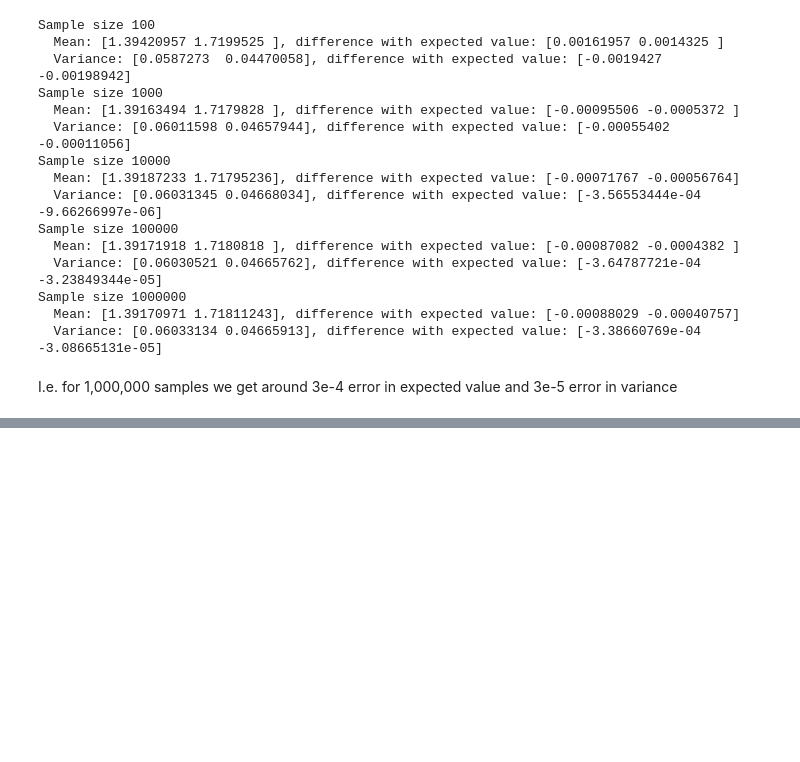
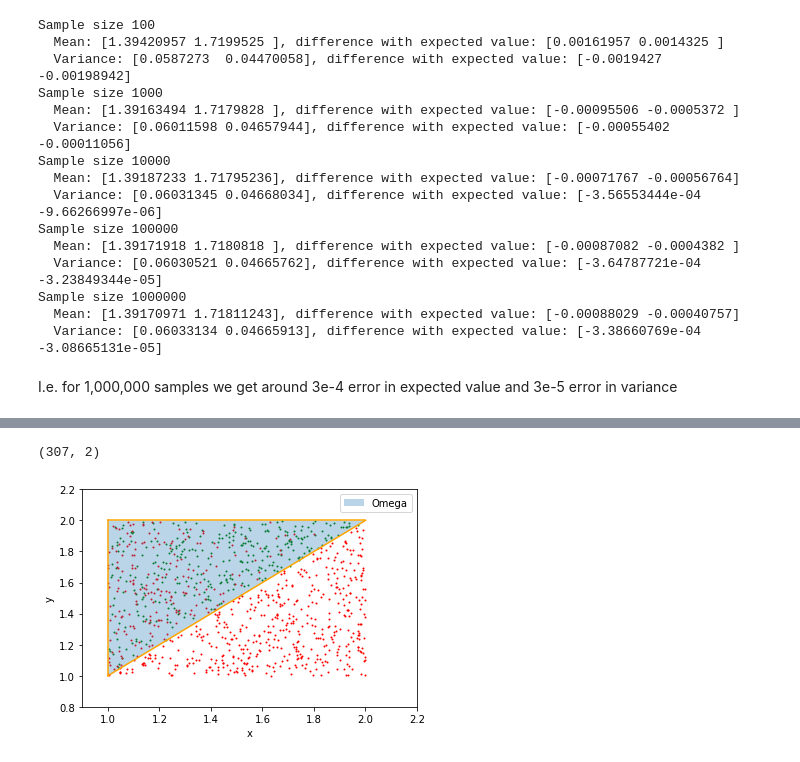
Before and after one commit to honzikv/multidimstats, a Jupyter notebook: main.ipynb, the cells around one changed output, grey strips where cells are left out. Cells and saved outputs as stored; diff of their text form; code cells hidden in the pictures; blank space fills up the shorter version.

Commit message:
legend

```diff
--- a/main.ipynb
+++ b/main.ipynb
@@ -305,0 +311,17 @@ I.e. for 1,000,000 samples we get around 3e-4 error in expected value and 3e-5 e
+# %%
+
+# Same function as above but we also return rejected samples
+def generate_samples(count=10_000, rng=np_rng):
+    start, end = 1, 2
+    fx_max = f((2, 2))  # calculate max value of fx
+    u = np_rng.uniform(0, 1, 2*count)
+    u = u.reshape(-1, 2)
+    x = start + (end - start) * u
+    v = np_rng.uniform(0, 1, count)
+    fx = x[:, 0] * x[:, 1]
+    accepted = (v * fx_max < fx) & (x[:, 0] < x[:, 1])
+    return x[accepted], x[~accepted]
+# %%
+accepted, rejected = generate_samples(1000)
+
+accepted[:5], rejected[:5]
@@ -305,0 +339,32 @@ I.e. for 1,000,000 samples we get around 3e-4 error in expected value and 3e-5 e
+# %%
+accepted.shape
+# %% [output]
+(307, 2)
+# %%
+x_range = np.linspace(1, 2, 100)  # range of random variable X
+sampling_range = np.linspace(.5, 2.2, 100)  # range of lines for visualization
+f1 = x_range
+# f2 will simply be plotted as a line because it is not a y = f(x) function
+f3 = 2 * np.ones_like(x_range)
+
+def make_plot(output_name, show_rejected=False):
+    plt.plot(x_range, f1, color='orange')
+    plt.plot((1, 1), (1, 2), color='orange')
+    plt.plot(x_range, f3, color='orange')
+    plt.scatter(accepted[:, 0], accepted[:, 1], color='green', s=1)
+    if show_rejected:
+        plt.scatter(rejected[:, 0], rejected[:, 1], color='red', s=1)
+
+    plt.fill_between(x_range, x_range, 2 * np.ones_like(x_range), alpha=0.3, label=r'Omega')
+    plt.legend()
+    plt.xlabel('x')
+    plt.ylabel('y')
+    plt.xlim(left=.9, right=2.2)
+    plt.ylim(bottom=.8, top=2.2)
+
+    plt.savefig(output_name, dpi=600)
+    plt.show()
+
+make_plot('visualization_with_rejections.png', show_rejected=True)
+# %% [output]
+[figure, added]
```
Also changed, not shown: parts of 6 cells of this notebook.
